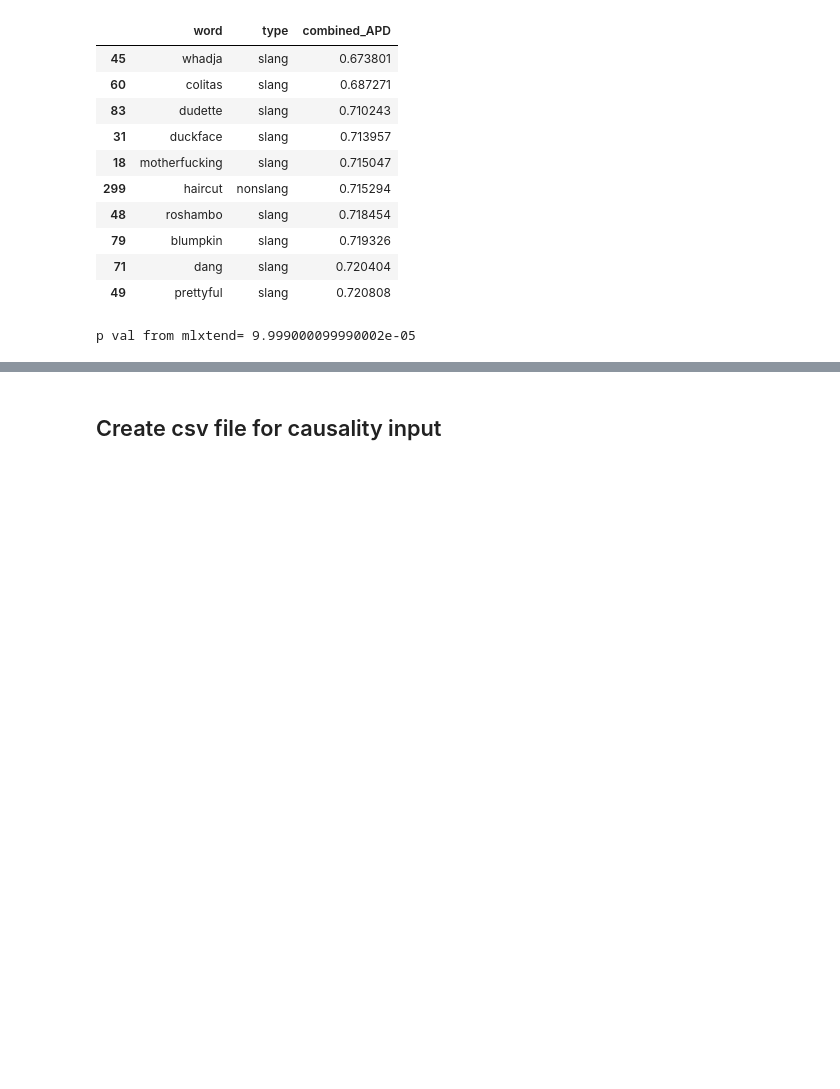
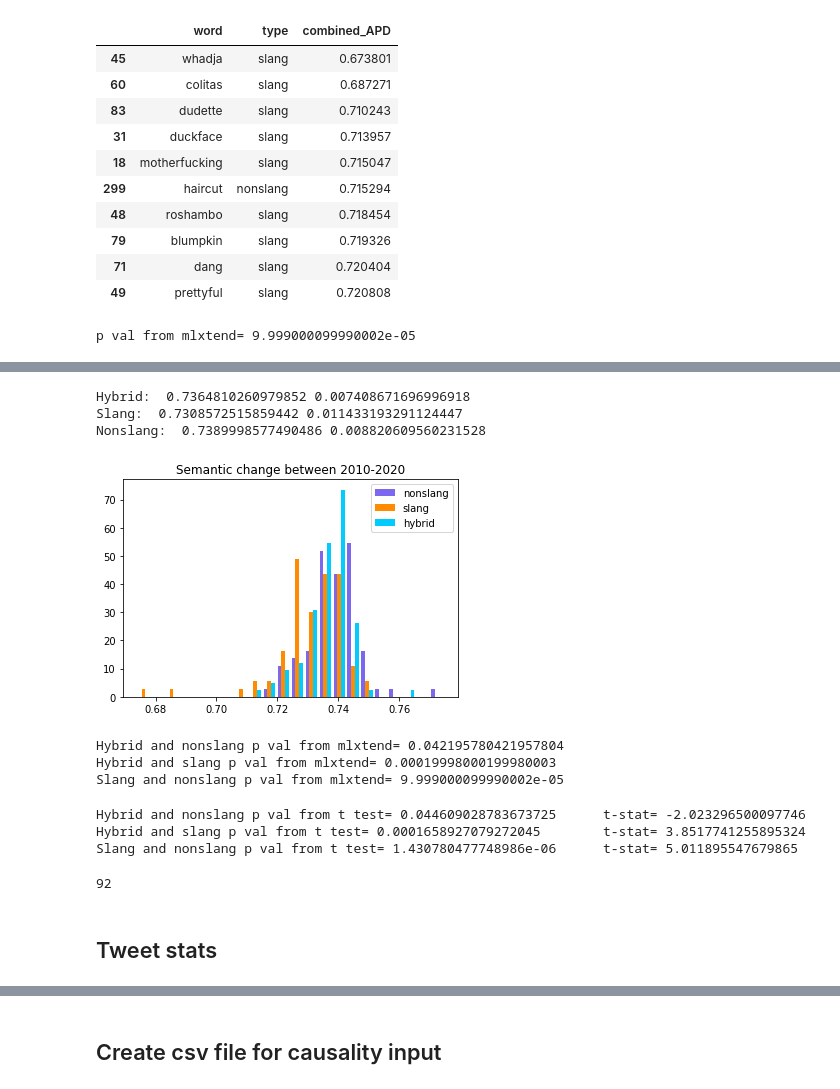
Before and after one commit to opedal/slangvolution, a Jupyter notebook: Word sampling.ipynb, the cells around one changed output, grey strips where cells are left out. Saved outputs shown, nothing was run; the diff lists cells and outputs as text; code cells hidden in the pictures; blank space fills up the shorter version.

```diff
--- a/Word sampling.ipynb
+++ b/Word sampling.ipynb
@@ -483,0 +438,13 @@ with open('data/old_slang_tweets.pickle', 'wb') as handle:
+# %%
+import pandas as pd
+import seaborn as sns
+import matplotlib.pyplot as plt
+from mlxtend.evaluate import permutation_test
+from causal_analysis import exact_mc_perm_test, my_permutation_test
+import numpy as np
+import math
+
+
+all_words_df = pd.read_csv("word-lists/all_words_300_change_scores2.csv")
+causal_input_df = pd.read_csv("word-lists/causal_data_input.csv")
+all_words_df.head()
@@ -483,0 +459,63 @@ with open('data/old_slang_tweets.pickle', 'wb') as handle:
+# %%
+slang_APD = list(causal_input_df[causal_input_df.type == "slang"].semantic_change)
+nonslang_APD = list(causal_input_df[causal_input_df.type == "nonslang"].semantic_change)
+hybrid_APD = list(all_words_df[all_words_df.type == "both"].combined_APD_y)
+hybrid_APD = [value for value in hybrid_APD if not math.isnan(value)]
+
+print("Hybrid: ", np.mean(hybrid_APD), np.std(hybrid_APD))
+print("Slang: ", np.mean(slang_APD), np.std(slang_APD))
+print("Nonslang: ", np.mean(nonslang_APD), np.std(nonslang_APD))
+
+plt.hist([nonslang_APD,slang_APD,hybrid_APD], bins=22, color=['mediumslateblue','darkorange','xkcd:bright sky blue'],
+         label=['nonslang', 'slang','hybrid'], density=True)
+plt.legend()
+plt.title("Semantic change between 2010-2020")
+plt.savefig("change_scores_hybrid.png", format="png")
+plt.show()
+# %% [output]
+Hybrid:  0.7364810260979852 0.007408671696996918
+Slang:  0.7308572515859442 0.011433193291124447
+Nonslang:  0.7389998577490486 0.008820609560231528
+[figure, added]
+# %%
+p_value_mlxtend = permutation_test(hybrid_APD, nonslang_APD,
+                           method='approximate',
+                           num_rounds=10000,
+                           seed=0)
+print("Hybrid and nonslang p val from mlxtend=",p_value_mlxtend)
+
+p_value_mlxtend = permutation_test(hybrid_APD, slang_APD,
+                           method='approximate',
+                           num_rounds=10000,
+                           seed=0)
+print("Hybrid and slang p val from mlxtend=",p_value_mlxtend)
+
+p_value_mlxtend = permutation_test(nonslang_APD, slang_APD,
+                           method='approximate',
+                           num_rounds=10000,
+                           seed=0)
+print("Slang and nonslang p val from mlxtend=",p_value_mlxtend)
+# %% [output]
+Hybrid and nonslang p val from mlxtend= 0.042195780421957804
+Hybrid and slang p val from mlxtend= 0.00019998000199980003
+Slang and nonslang p val from mlxtend= 9.999000099990002e-05
+# %%
+from scipy.stats import ttest_ind
+stat, p = ttest_ind(hybrid_APD, nonslang_APD)
+print("Hybrid and nonslang p val from t test=",p, "\t t-stat=",stat)
+
+stat, p = ttest_ind(hybrid_APD, slang_APD)
+print("Hybrid and slang p val from t test=",p, "\t t-stat=",stat)
+
+stat, p = ttest_ind(nonslang_APD, slang_APD)
+print("Slang and nonslang p val from t test=",p, "\t t-stat=",stat)
+# %% [output]
+Hybrid and nonslang p val from t test= 0.044609028783673725      t-stat= -2.023296500097746
+Hybrid and slang p val from t test= 0.0001658927079272045        t-stat= 3.8517741255895324
+Slang and nonslang p val from t test= 1.430780477748986e-06      t-stat= 5.011895547679865
+# %%
+len(hybrid_APD)
+# %% [output]
+92
+# %% [markdown]
+## Tweet stats
```
Also changed, not shown: parts of 12 cells of this notebook, 2 other files.
